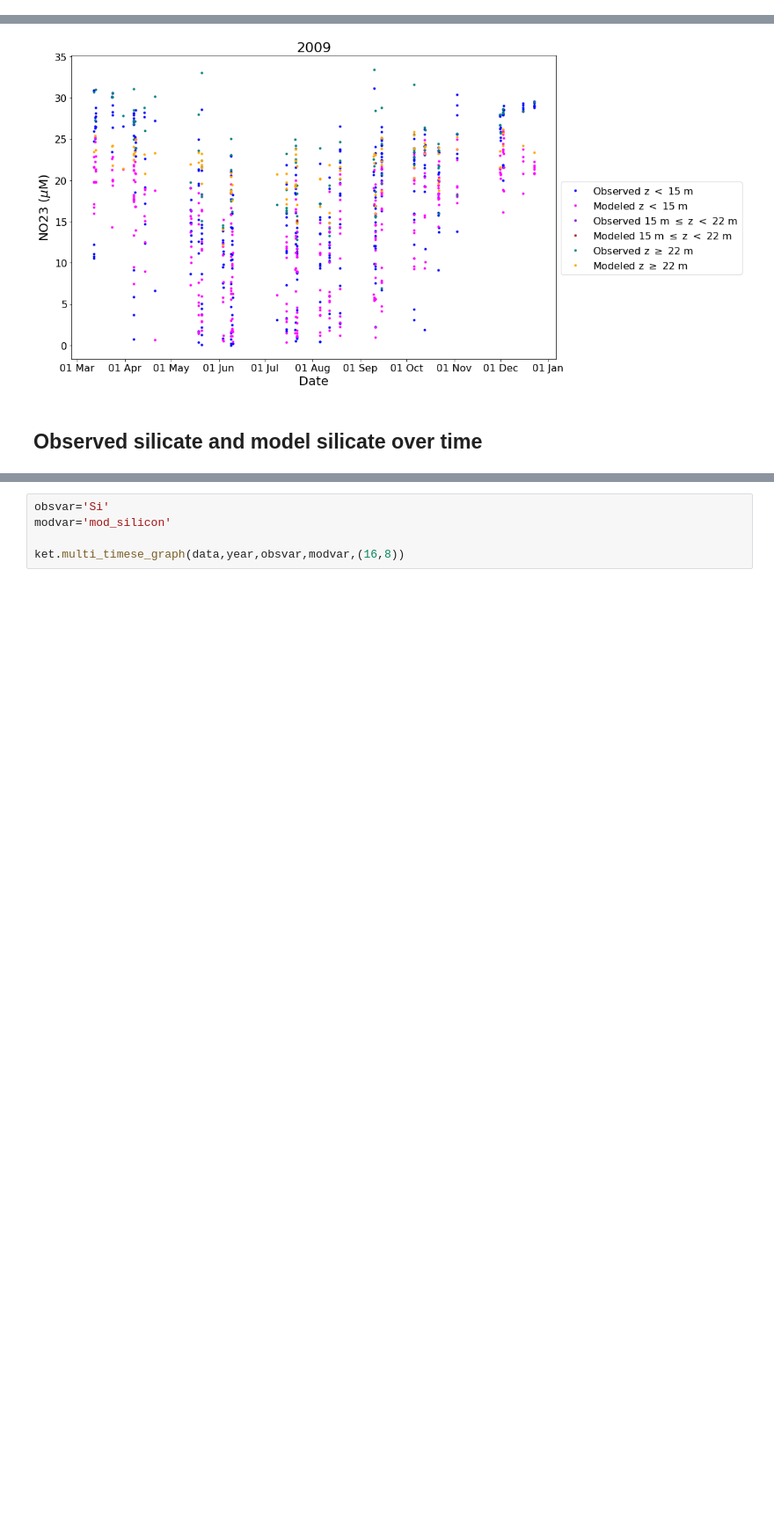
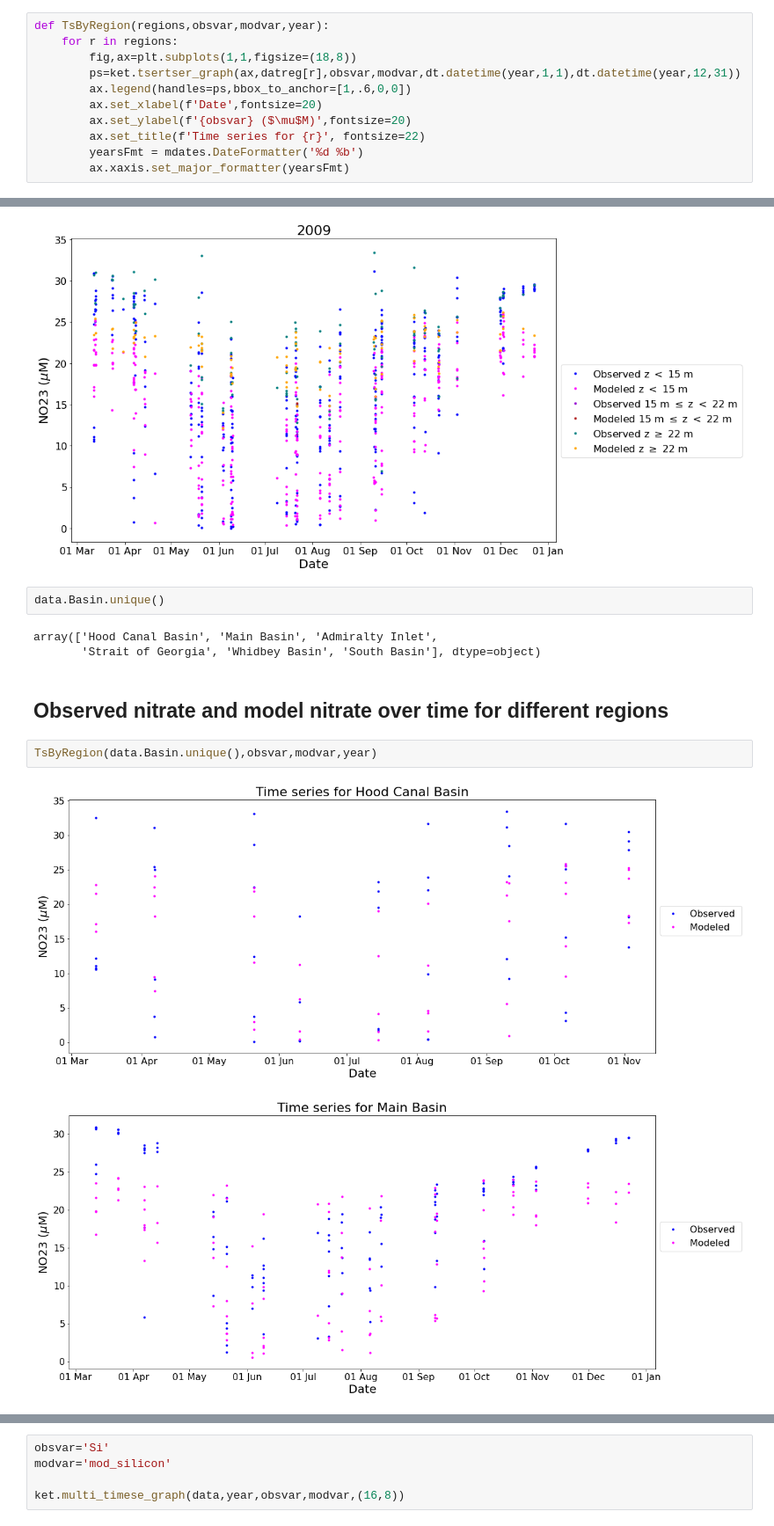
Before and after one commit to SalishSeaCast/analysis-keegan, a Jupyter notebook: notebooks/Evaluations/Individual_Timeseries/2009_Time_Series_Evaluation.ipynb, the cells around one changed output, grey strips where cells are left out. Shown at 88% size. Saved outputs shown, nothing was run; the diff lists cells and outputs as text; blank space fills up the shorter version.

Commit message:
Added individual regions and depths to timeseries.

```diff
--- a/notebooks/Evaluations/Individual_Timeseries/2009_Time_Series_Evaluation.ipynb
+++ b/notebooks/Evaluations/Individual_Timeseries/2009_Time_Series_Evaluation.ipynb
@@ -77,6 +77,17 @@ saveloc='/ocean/kflanaga/MEOPAR/savedData'
 
 with open(os.path.join(saveloc,f'data_WADE_{modelversion}_{year}.pkl'),'rb') as hh:
     data=pickle.load(hh)
+# %%
+def TsByRegion(regions,obsvar,modvar,year):
+    for r in regions:
+        fig,ax=plt.subplots(1,1,figsize=(18,8))
+        ps=ket.tsertser_graph(ax,datreg[r],obsvar,modvar,dt.datetime(year,1,1),dt.datetime(year,12,31))
+        ax.legend(handles=ps,bbox_to_anchor=[1,.6,0,0])
+        ax.set_xlabel(f'Date',fontsize=20)
+        ax.set_ylabel(f'{obsvar} ($\mu$M)',fontsize=20)
+        ax.set_title(f'Time series for {r}', fontsize=22)
+        yearsFmt = mdates.DateFormatter('%d %b')
+        ax.xaxis.set_major_formatter(yearsFmt)
 # %%
 cm1=cmocean.cm.thermal
 with nc.Dataset('/data/eolson/results/MEOPAR/NEMO-forcing-new/grid/bathymetry_201702.nc') as bathy:
@@ -128,5 +134,15 @@ modvar='mod_nitrate'
 ket.multi_timese_graph(data,year,obsvar,modvar,(16,8))
 # %% [output]
 [figure]
+# %%
+data.Basin.unique()
+# %% [output]
+array(['Hood Canal Basin', 'Main Basin', 'Admiralty Inlet',
+       'Strait of Georgia', 'Whidbey Basin', 'South Basin'], dtype=object)
 # %% [markdown]
-## Observed silicate and model silicate over time
+## Observed nitrate and model nitrate over time for different regions
+# %%
+TsByRegion(data.Basin.unique(),obsvar,modvar,year)
+# %% [output]
+[figure, added]
+[figure, added]
```
Also changed, not shown: parts of 19 cells of this notebook, 8 other files.
